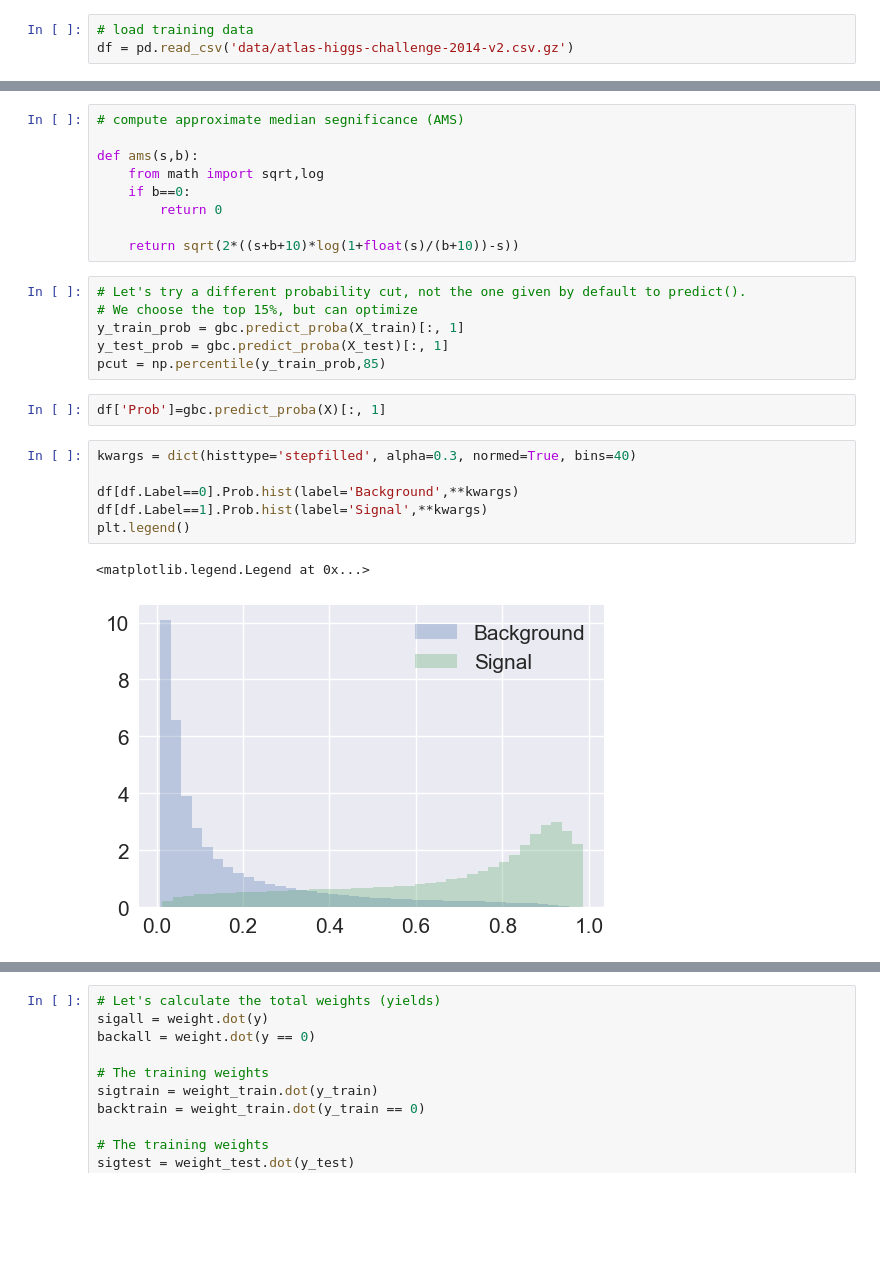
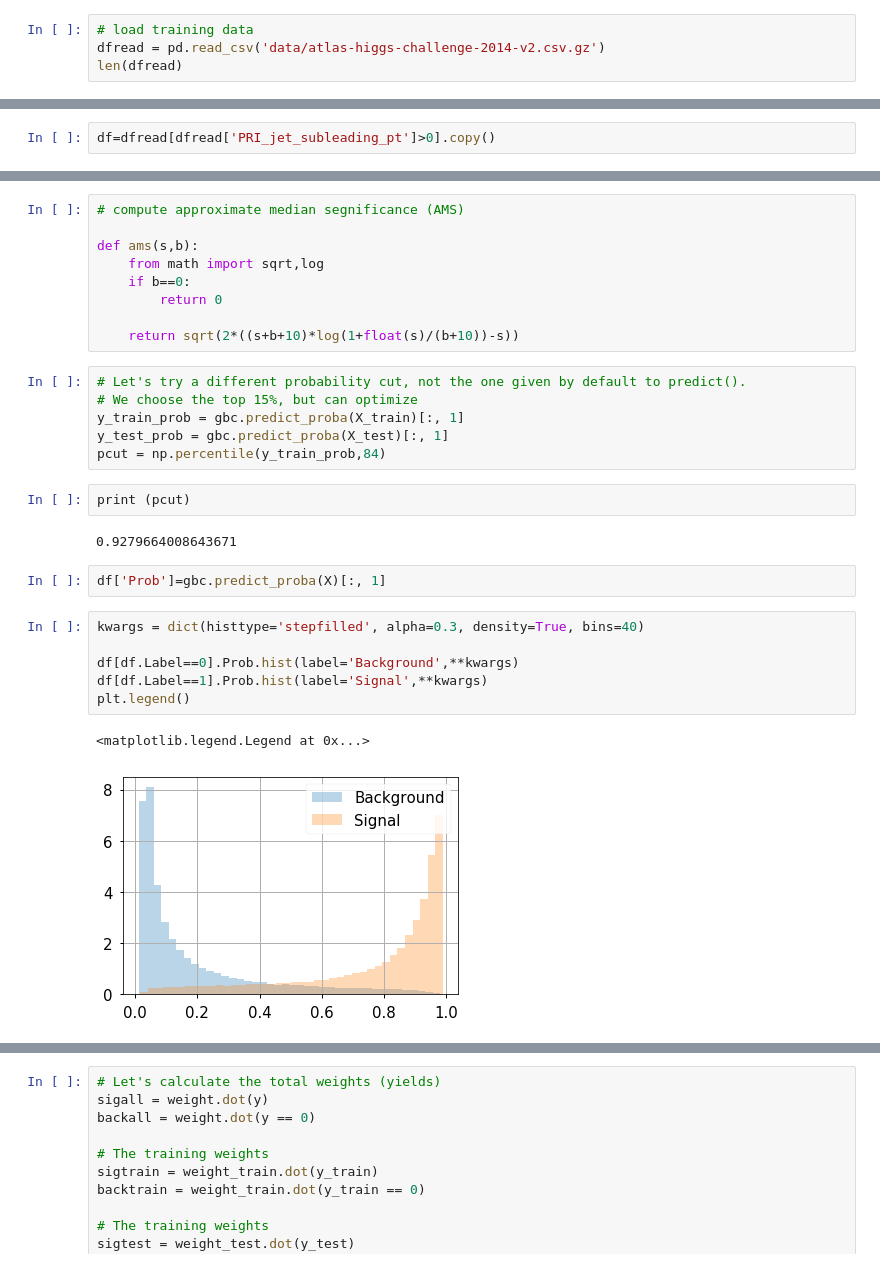
Before and after one commit to gdxd/LMU_DA_ML_18, a Jupyter notebook: HiggsChallenge.ipynb, the cells around one changed output, grey strips where cells are left out. Drawn from its saved outputs; the diff is of its cells as text; blank space fills up the shorter version.

```diff
--- a/HiggsChallenge.ipynb
+++ b/HiggsChallenge.ipynb
@@ -9,4 +11,5 @@ import matplotlib.pyplot as plt
 %matplotlib inline
 # %%
 # load training data
-df = pd.read_csv('data/atlas-higgs-challenge-2014-v2.csv.gz')
+dfread = pd.read_csv('data/atlas-higgs-challenge-2014-v2.csv.gz')
+len(dfread)
@@ -12,0 +18,2 @@ df = pd.read_csv('data/atlas-higgs-challenge-2014-v2.csv.gz')
+# %%
+df=dfread[dfread['PRI_jet_subleading_pt']>0].copy()
@@ -131,15 +233,19 @@ def ams(s,b):
 # We choose the top 15%, but can optimize
 y_train_prob = gbc.predict_proba(X_train)[:, 1]
 y_test_prob = gbc.predict_proba(X_test)[:, 1]
-pcut = np.percentile(y_train_prob,85)
+pcut = np.percentile(y_train_prob,84)
+# %%
+print (pcut)
+# %% [output]
+0.9279664008643671
 # %%
 df['Prob']=gbc.predict_proba(X)[:, 1]
 # %%
-kwargs = dict(histtype='stepfilled', alpha=0.3, normed=True, bins=40)
+kwargs = dict(histtype='stepfilled', alpha=0.3, density=True, bins=40)
 
 df[df.Label==0].Prob.hist(label='Background',**kwargs)
 df[df.Label==1].Prob.hist(label='Signal',**kwargs)
 plt.legend()
 # %% [output]
 <matplotlib.legend.Legend at 0x...>
-[figure, old version]
+[figure, new version]
```
Also changed, not shown: parts of 30 cells of this notebook, 6 other files.
